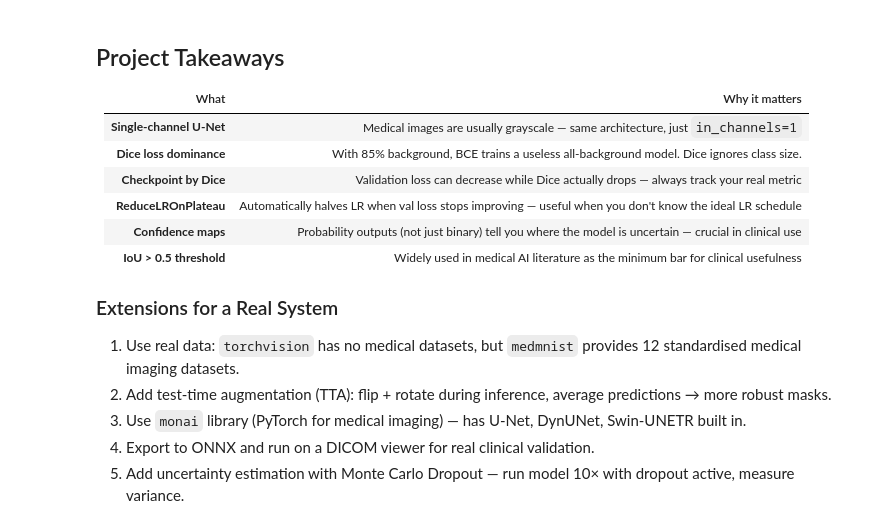
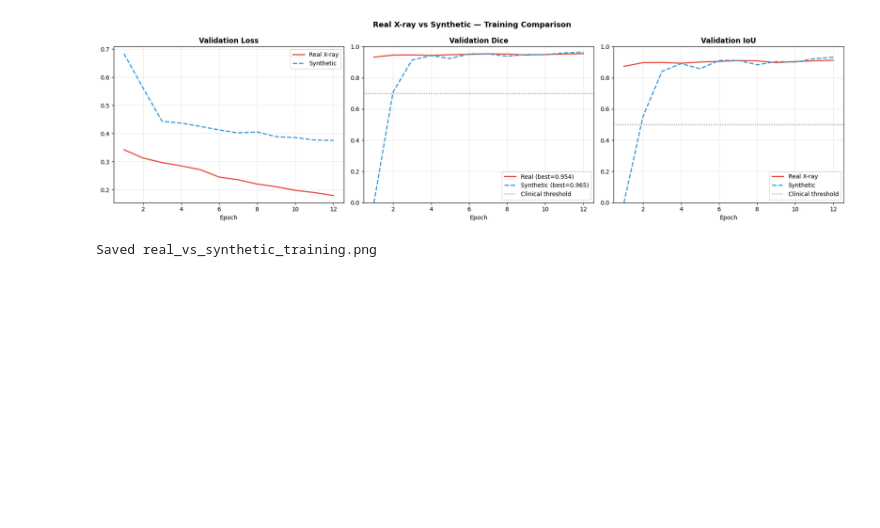
Before and after one commit to FahimShah651/CV_Practice, a Jupyter notebook: 03_June/Week_04/05_PROJECT Medical Image Segmentation.ipynb, the cells around one changed output. Cells and saved outputs as stored; diff of their text form; code cells hidden in the pictures; blank space fills up the shorter version.

```diff
--- a/03_June/Week_04/05_PROJECT Medical Image Segmentation.ipynb
+++ b/03_June/Week_04/05_PROJECT Medical Image Segmentation.ipynb
@@ -491,18 +427,30 @@ Checkpoint file: best_medical_unet.pth  (7719.7 KB)
-# %% [markdown]
-## Project Takeaways
-
-| What | Why it matters |
-|------|---------------|
-| **Single-channel U-Net** | Medical images are usually grayscale — same architecture, just `in_channels=1` |
-| **Dice loss dominance** | With 85% background, BCE trains a useless all-background model. Dice ignores class size. |
-| **Checkpoint by Dice** | Validation loss can decrease while Dice actually drops — always track your real metric |
-| **ReduceLROnPlateau** | Automatically halves LR when val loss stops improving — useful when you don't know the ideal LR schedule |
-| **Confidence maps** | Probability outputs (not just binary) tell you where the model is uncertain — crucial in clinical use |
-| **IoU > 0.5 threshold** | Widely used in medical AI literature as the minimum bar for clinical usefulness |
-
-### Extensions for a Real System
-1. Use real data: `torchvision` has no medical datasets, but `medmnist` provides 12 standardised medical imaging datasets.
-2. Add test-time augmentation (TTA): flip + rotate during inference, average predictions → more robust masks.
-3. Use `monai` library (PyTorch for medical imaging) — has U-Net, DynUNet, Swin-UNETR built in.
-4. Export to ONNX and run on a DICOM viewer for real clinical validation.
-5. Add uncertainty estimation with Monte Carlo Dropout — run model 10× with dropout active, measure variance.
+# %%
+# ── Training curves — Real vs Synthetic ───────────────────────────────────────
+ep = range(1, 13)
+fig, axes = plt.subplots(1, 3, figsize=(18, 5))
+
+axes[0].plot(ep, real_hist['val_loss'], label='Real X-ray',  color='#e74c3c', lw=2)
+axes[0].plot(ep, syn_hist['val_loss'],  label='Synthetic',   color='#3498db', lw=2, ls='--')
+axes[0].set_title('Validation Loss', fontweight='bold')
+axes[0].set_xlabel('Epoch'); axes[0].legend(); axes[0].grid(True, alpha=0.3)
+
+axes[1].plot(ep, real_hist['val_dice'], color='#e74c3c', lw=2, label=f'Real (best={real_best:.3f})')
+axes[1].plot(ep, syn_hist['val_dice'],  color='#3498db', lw=2, ls='--', label=f'Synthetic (best={syn_best:.3f})')
+axes[1].axhline(0.7, color='grey', ls=':', label='Clinical threshold')
+axes[1].set_title('Validation Dice', fontweight='bold'); axes[1].set_ylim(0, 1)
+axes[1].set_xlabel('Epoch'); axes[1].legend(); axes[1].grid(True, alpha=0.3)
+
+axes[2].plot(ep, real_hist['val_iou'], color='#e74c3c', lw=2, label='Real X-ray')
+axes[2].plot(ep, syn_hist['val_iou'],  color='#3498db', lw=2, ls='--', label='Synthetic')
+axes[2].axhline(0.5, color='grey', ls=':', label='Clinical threshold')
+axes[2].set_title('Validation IoU', fontweight='bold'); axes[2].set_ylim(0, 1)
+axes[2].set_xlabel('Epoch'); axes[2].legend(); axes[2].grid(True, alpha=0.3)
+
+plt.suptitle('Real X-ray vs Synthetic — Training Comparison', fontsize=13, fontweight='bold')
+plt.tight_layout()
+plt.savefig('real_vs_synthetic_training.png', dpi=100, bbox_inches='tight')
+plt.show()
+print('Saved real_vs_synthetic_training.png')
+# %% [output]
+[figure, added]
+Saved real_vs_synthetic_training.png
```
Also changed, not shown: parts of 20 cells of this notebook, 5 other files.
